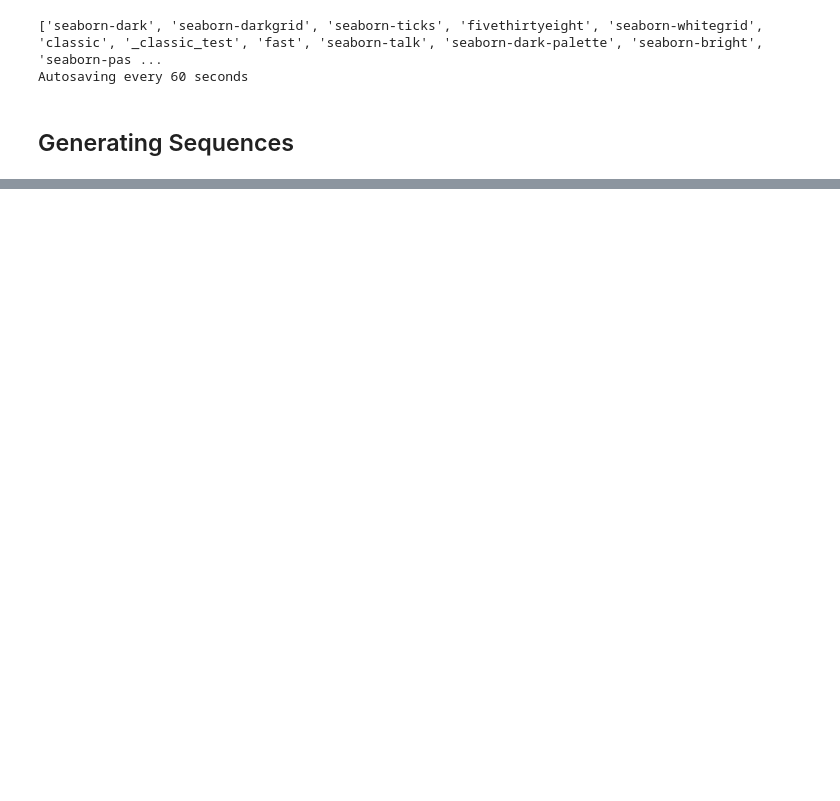
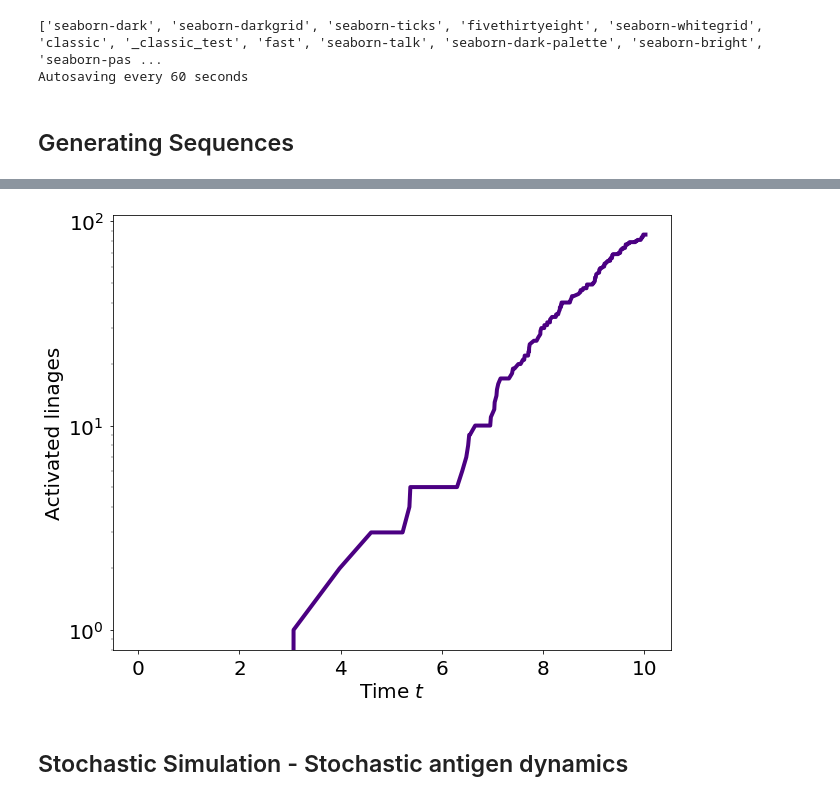
Before and after one commit to betoto008/Affinity_maturation, a Jupyter notebook: Jupyter_Notebooks/Stochastic_simulation.ipynb, the cells around one changed output, grey strips where cells are left out. Cells and saved outputs as stored; diff of their text form; code cells hidden in the pictures; blank space fills up the shorter version.

```diff
--- a/Jupyter_Notebooks/Stochastic_simulation.ipynb
+++ b/Jupyter_Notebooks/Stochastic_simulation.ipynb
@@ -476,0 +132,15 @@ np.exp(-5)
+# %%
+activation_time_series = [np.sum(Model_deterministic_antigen.activation_time_series[:,i]) for i in range(int(len(Model_deterministic_antigen.activation_time_series[0,:])))]
+
+fig, ax = plt.subplots(1,1,figsize=(10,8))
+
+ax.plot(Model_deterministic_antigen.time_series, activation_time_series, linewidth = 4, color = 'indigo')
+ax.set_xlabel(r'Time $t$', fontsize = 20)
+ax.set_ylabel(r'Activated linages', fontsize = 20)
+ax.tick_params(labelsize = 20)
+ax.set_yscale('log')
+#ax.legend(loc = 0, fontsize = 20)
+# %% [output]
+[figure, added]
+# %% [markdown]
+## Stochastic Simulation - Stochastic antigen dynamics
```
Also changed, not shown: parts of 37 cells of this notebook, 14 other files.
